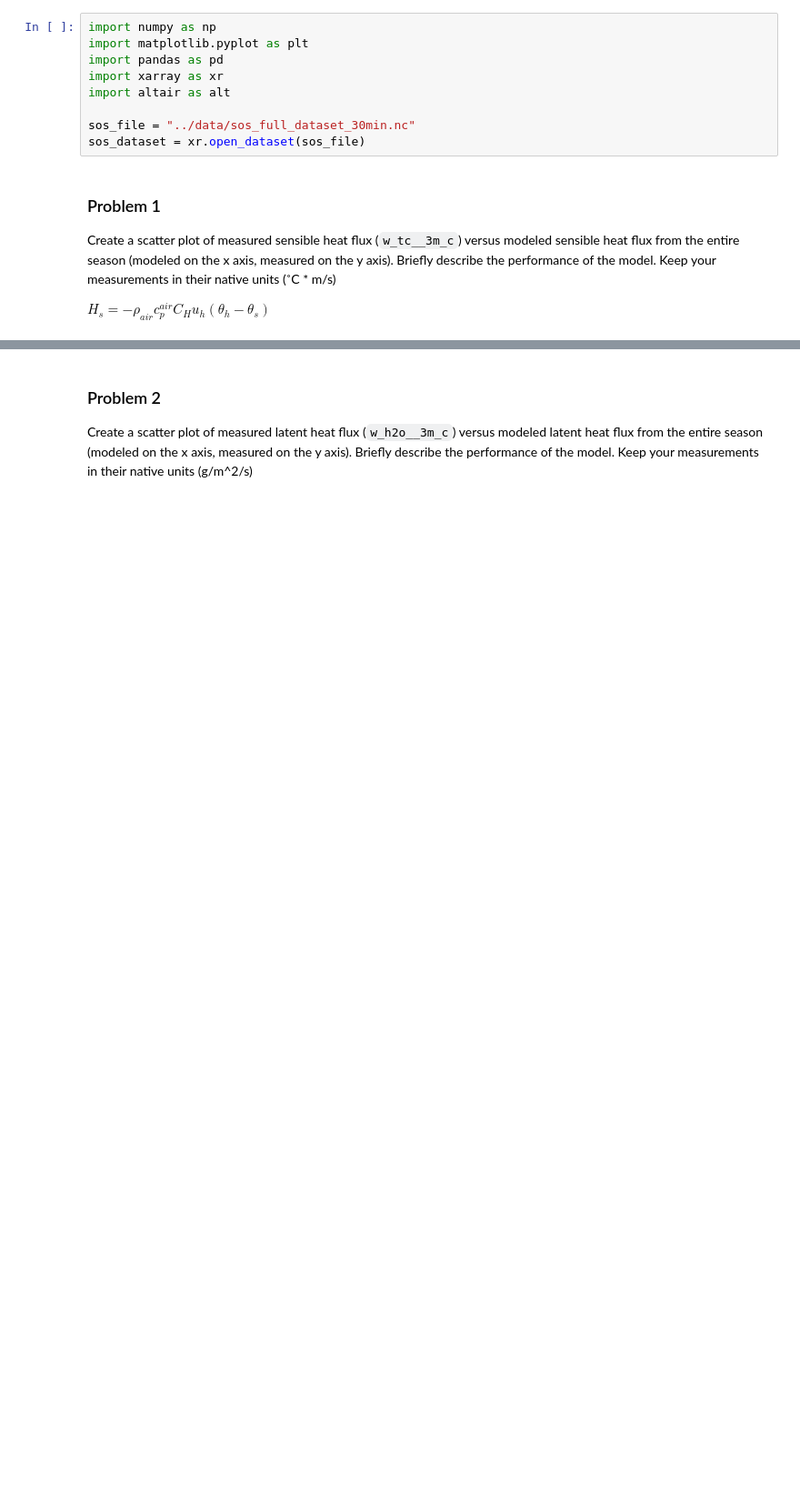
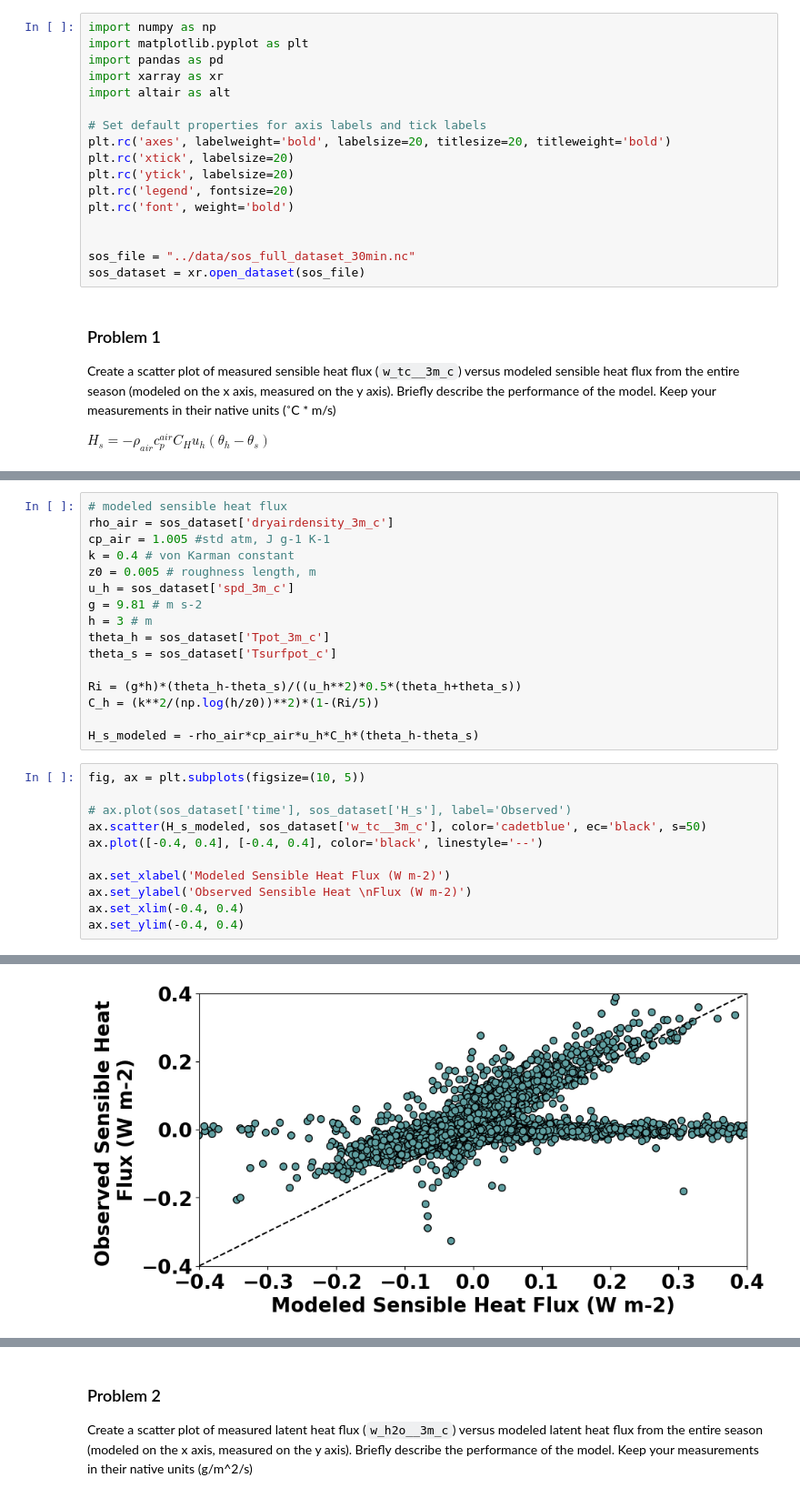
Before and after one commit to clinton-alden/snow_hydrology_WI25, a Jupyter notebook: module5/homework5.ipynb, the cells around one changed output, grey strips where cells are left out. Shown at 91% size. Saved outputs shown, nothing was run; the diff lists cells and outputs as text; blank space fills up the shorter version.

```diff
--- a/module5/homework5.ipynb
+++ b/module5/homework5.ipynb
@@ -11,6 +11,14 @@ import pandas as pd
 import xarray as xr
 import altair as alt
 
+# Set default properties for axis labels and tick labels
+plt.rc('axes', labelweight='bold', labelsize=20, titlesize=20, titleweight='bold')
+plt.rc('xtick', labelsize=20)
+plt.rc('ytick', labelsize=20)
+plt.rc('legend', fontsize=20)
+plt.rc('font', weight='bold')
+
+
 sos_file = "../data/sos_full_dataset_30min.nc"
 sos_dataset = xr.open_dataset(sos_file)
 # %% [markdown]
@@ -24,0 +29,28 @@ cp_air = sos_dataset['cp_air'] #
+# %%
+# modeled sensible heat flux
+rho_air = sos_dataset['dryairdensity_3m_c']
+cp_air = 1.005 #std atm, J g-1 K-1
+k = 0.4 # von Karman constant
+z0 = 0.005 # roughness length, m
+u_h = sos_dataset['spd_3m_c']
+g = 9.81 # m s-2
+h = 3 # m
+theta_h = sos_dataset['Tpot_3m_c']
+theta_s = sos_dataset['Tsurfpot_c']
+
+Ri = (g*h)*(theta_h-theta_s)/((u_h**2)*0.5*(theta_h+theta_s))
+C_h = (k**2/(np.log(h/z0))**2)*(1-(Ri/5))
+
+H_s_modeled = -rho_air*cp_air*u_h*C_h*(theta_h-theta_s)
+# %%
+fig, ax = plt.subplots(figsize=(10, 5))
+
+# ax.plot(sos_dataset['time'], sos_dataset['H_s'], label='Observed')
+ax.scatter(H_s_modeled, sos_dataset['w_tc__3m_c'], color='cadetblue', ec='black', s=50)
+ax.plot([-0.4, 0.4], [-0.4, 0.4], color='black', linestyle='--')
+
+ax.set_xlabel('Modeled Sensible Heat Flux (W m-2)')
+ax.set_ylabel('Observed Sensible Heat \nFlux (W m-2)')
+ax.set_xlim(-0.4, 0.4)
+ax.set_ylim(-0.4, 0.4)
+# %% [output]
@@ -24,0 +58 @@ cp_air = sos_dataset['cp_air'] #
+[figure, added]
```
Also changed, not shown: parts of 10 cells of this notebook.
